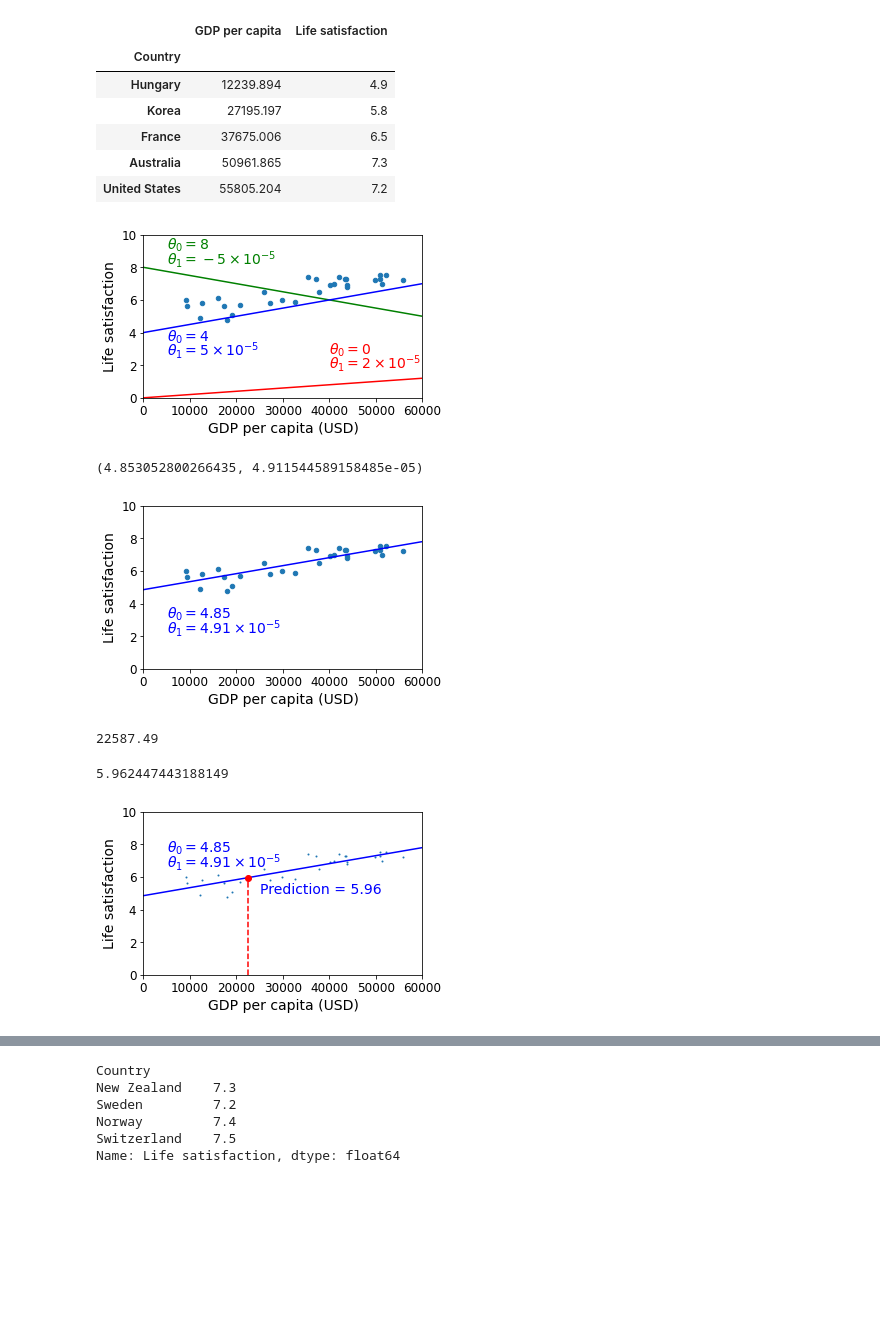
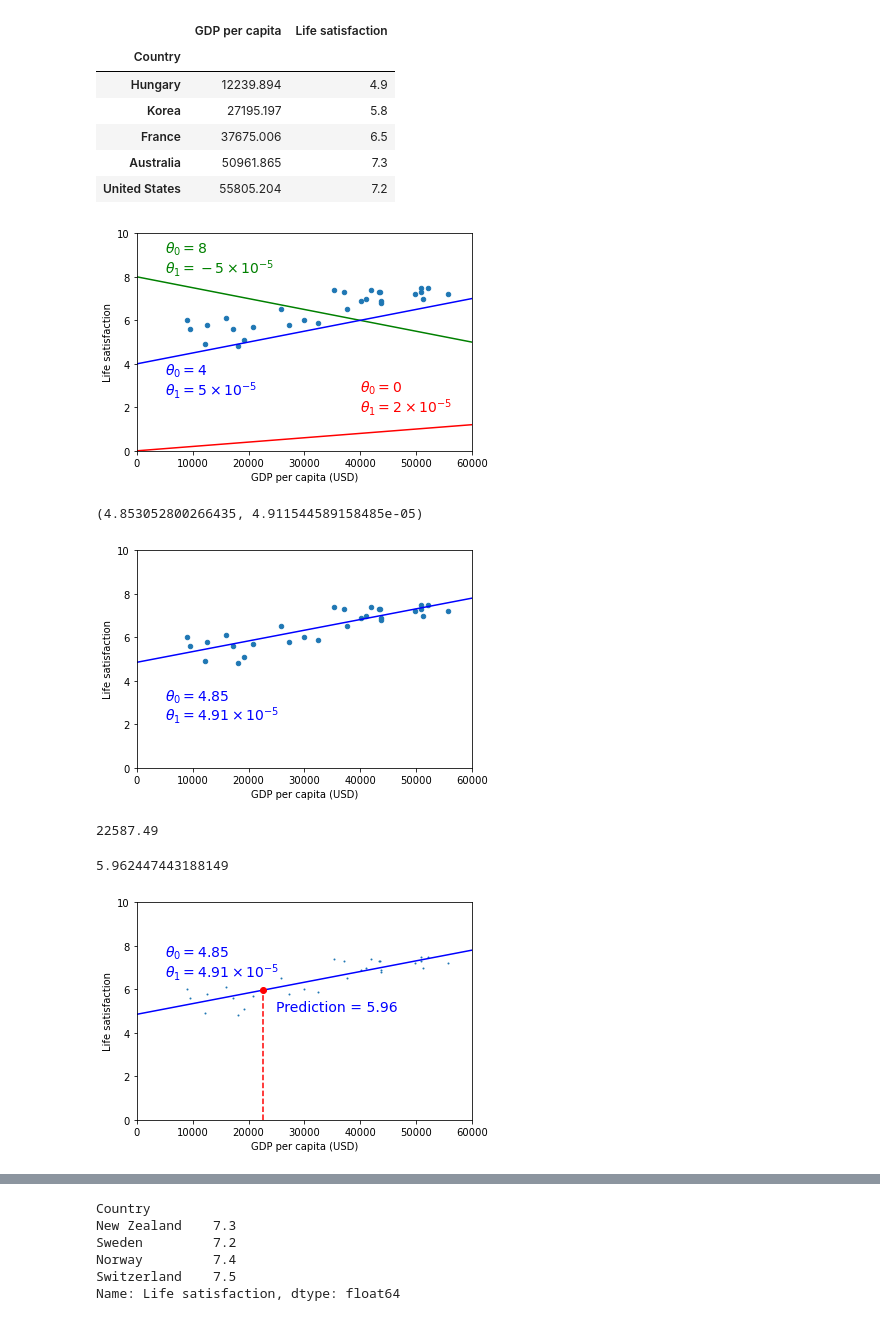
Before and after one commit to ghcn345/Machine-Learning-Techniques, a Jupyter notebook: Machine_Learning_Landscape.ipynb, the cells around one changed output, grey strips where cells are left out. Drawn from its saved outputs; the diff is of its cells as text; code cells hidden in the pictures; blank space fills up the shorter version.

```diff
--- a/Machine_Learning_Landscape.ipynb
+++ b/Machine_Learning_Landscape.ipynb
@@ -9,9 +9,9 @@ import sklearn.linear_model
 # To plot pretty figures directly within Jupyter
 %matplotlib inline
 import matplotlib as mpl
-mpl.rc('axes', labelsize=14)
-mpl.rc('xtick', labelsize=12)
-mpl.rc('ytick', labelsize=12)
+# mpl.rc('axes', labelsize=14)
+# mpl.rc('xtick', labelsize=12)
+# mpl.rc('ytick', labelsize=12)
 # %%
 def prepare_country_stats(oecd_bli, gdp_per_capita):
     oecd_bli = oecd_bli[oecd_bli["INEQUALITY"]=="TOT"]
@@ -158,24 +157,22 @@ sample_data.loc[list(position_text.keys())]
 | Australia | 50961.865 | 7.3 |
 | United States | 55805.204 | 7.2 |
 # %%
-import numpy as np
-
-sample_data.plot(kind='scatter', x="GDP per capita", y='Life satisfaction', figsize=(5,3))
+sample_data.plot(kind='scatter', x="GDP per capita", y='Life satisfaction')
 plt.xlabel("GDP per capita (USD)")
 plt.axis([0, 60000, 0, 10])
 X=np.linspace(0, 60000, 1000)
 plt.plot(X, 2*X/100000, "r")
 plt.text(40000, 2.7, r"$\theta_0 = 0$", fontsize=14, color="r")
 plt.text(40000, 1.8, r"$\theta_1 = 2 \times 10^{-5}$", fontsize=14, color="r")
 plt.plot(X, 8 - 5*X/100000, "g")
 plt.text(5000, 9.1, r"$\theta_0 = 8$", fontsize=14, color="g")
 plt.text(5000, 8.2, r"$\theta_1 = -5 \times 10^{-5}$", fontsize=14, color="g")
 plt.plot(X, 4 + 5*X/100000, "b")
 plt.text(5000, 3.5, r"$\theta_0 = 4$", fontsize=14, color="b")
 plt.text(5000, 2.6, r"$\theta_1 = 5 \times 10^{-5}$", fontsize=14, color="b")
-#plt.savefig('images/tweaking_model_params_plot.png', format='png')
+plt.savefig('images/tweaking_model_params_plot.png', format='png')
 plt.show()
 # %% [output]
-[figure, old version]
+[figure, new version]
 # %%
 from sklearn import linear_model
@@ -188,17 +186,17 @@ t0, t1
 # %% [output]
 (4.853052800266435, 4.911544589158485e-05)
 # %%
-sample_data.plot(kind='scatter', x="GDP per capita", y='Life satisfaction', figsize=(5,3))
+sample_data.plot(kind='scatter', x="GDP per capita", y='Life satisfaction')
 plt.xlabel("GDP per capita (USD)")
 plt.axis([0, 60000, 0, 10])
 X=np.linspace(0, 60000, 1000)
 plt.plot(X, t0 + t1*X, "b")
 plt.text(5000, 3.1, r"$\theta_0 = 4.85$", fontsize=14, color="b")
 plt.text(5000, 2.2, r"$\theta_1 = 4.91 \times 10^{-5}$", fontsize=14, color="b")
-#plt.savefig('images/best_fit_model_plot.png', format='png')
+plt.savefig('images/best_fit_model_plot.png', format='png')
 plt.show()
 # %% [output]
-[figure, old version]
+[figure, new version]
 # %%
 cyprus_gdp_per_capita = gdp_per_capita.loc["Cyprus"]["GDP per capita"]
 print(cyprus_gdp_per_capita)
@@ -208,7 +206,7 @@ cyprus_predicted_life_satisfaction
 22587.49
 5.962447443188149
 # %%
-sample_data.plot(kind='scatter', x="GDP per capita", y='Life satisfaction', figsize=(5,3), s=1)
+sample_data.plot(kind='scatter', x="GDP per capita", y='Life satisfaction', s=1)
 plt.xlabel("GDP per capita (USD)")
 X=np.linspace(0, 60000, 1000)
 plt.plot(X, t0 + t1*X, "b")
@@ -218,10 +216,10 @@ plt.text(5000, 6.6, r"$\theta_1 = 4.91 \times 10^{-5}$", fontsize=14, color="b")
 plt.plot([cyprus_gdp_per_capita, cyprus_gdp_per_capita], [0, cyprus_predicted_life_satisfaction], "r--")
 plt.text(25000, 5.0, r"Prediction = 5.96", fontsize=14, color="b")
 plt.plot(cyprus_gdp_per_capita, cyprus_predicted_life_satisfaction, "ro")
-#plt.savefig('images/cyprus_prediction_plot.png', format='png')
+plt.savefig('images/cyprus_prediction_plot.png', format='png')
 plt.show()
 # %% [output]
-[figure, old version]
+[figure, new version]
 # %%
 position_text2 = {
     "Brazil": (1000, 9.0),
```
Also changed, not shown: parts of 8 cells of this notebook, 7 other files.
